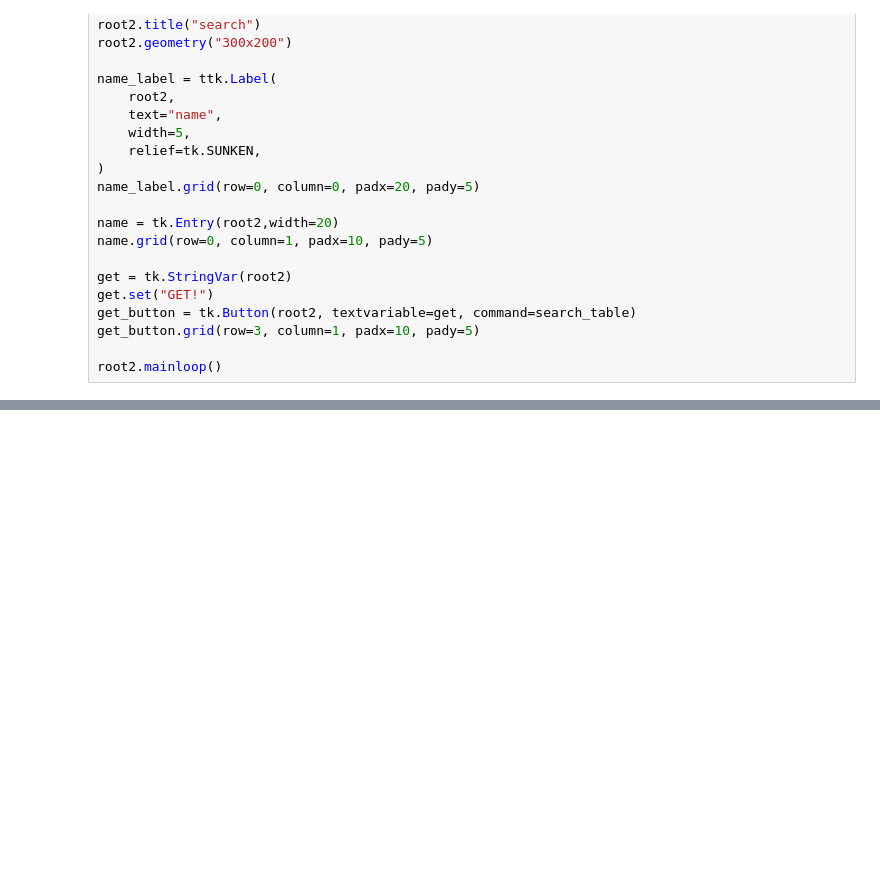
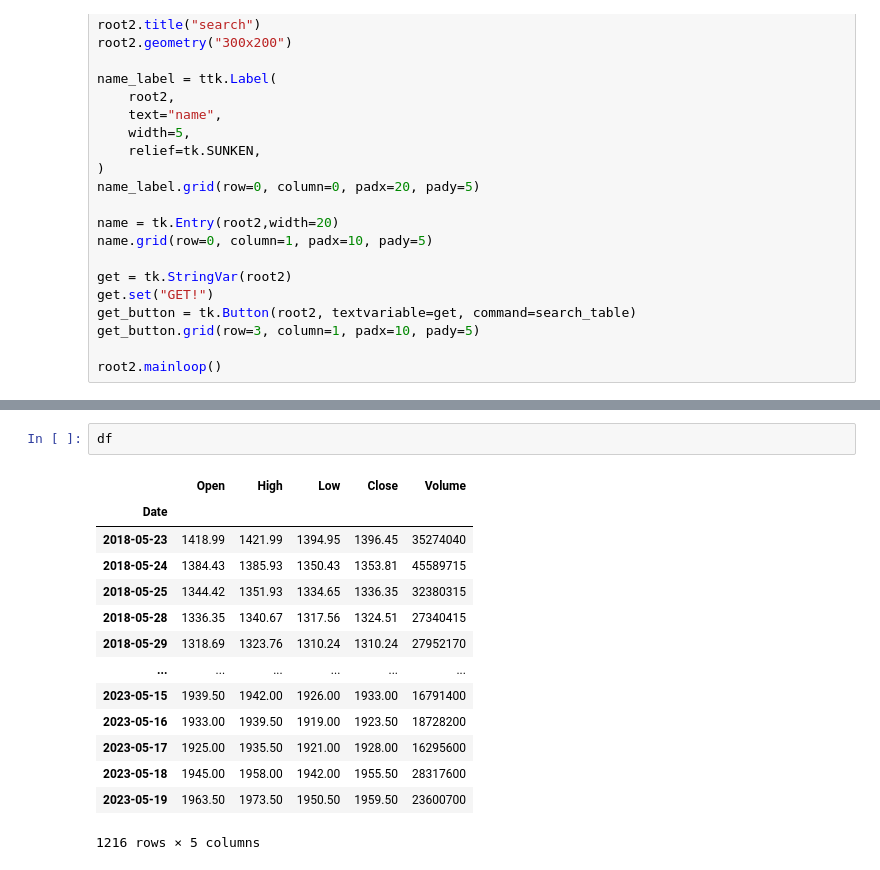
Before and after one commit to 2023-hsymlab/python-scraping-stock-data-Sariha-Hatoda, a Jupyter notebook: sample/mySimmple_Stock2.ipynb, the cells around one changed output, grey strips where cells are left out. Saved outputs shown, nothing was run; the diff lists cells and outputs as text; blank space fills up the shorter version.

```diff
--- a/sample/mySimmple_Stock2.ipynb
+++ b/sample/mySimmple_Stock2.ipynb
@@ -417,0 +466,17 @@ root.mainloop()
+# %%
+df
+# %% [output]
+|  | Open | High | Low | Close | Volume |
+| Date |  |  |  |  |  |
+| 2018-05-23 | 1418.99 | 1421.99 | 1394.95 | 1396.45 | 35274040 |
+| 2018-05-24 | 1384.43 | 1385.93 | 1350.43 | 1353.81 | 45589715 |
+| 2018-05-25 | 1344.42 | 1351.93 | 1334.65 | 1336.35 | 32380315 |
+| 2018-05-28 | 1336.35 | 1340.67 | 1317.56 | 1324.51 | 27340415 |
+| 2018-05-29 | 1318.69 | 1323.76 | 1310.24 | 1310.24 | 27952170 |
+| ... | ... | ... | ... | ... | ... |
+| 2023-05-15 | 1939.50 | 1942.00 | 1926.00 | 1933.00 | 16791400 |
+| 2023-05-16 | 1933.00 | 1939.50 | 1919.00 | 1923.50 | 18728200 |
+| 2023-05-17 | 1925.00 | 1935.50 | 1921.00 | 1928.00 | 16295600 |
+| 2023-05-18 | 1945.00 | 1958.00 | 1942.00 | 1955.50 | 28317600 |
+| 2023-05-19 | 1963.50 | 1973.50 | 1950.50 | 1959.50 | 23600700 |
+1216 rows × 5 columns
```
Also changed, not shown: parts of 14 cells of this notebook, 1 other file.
